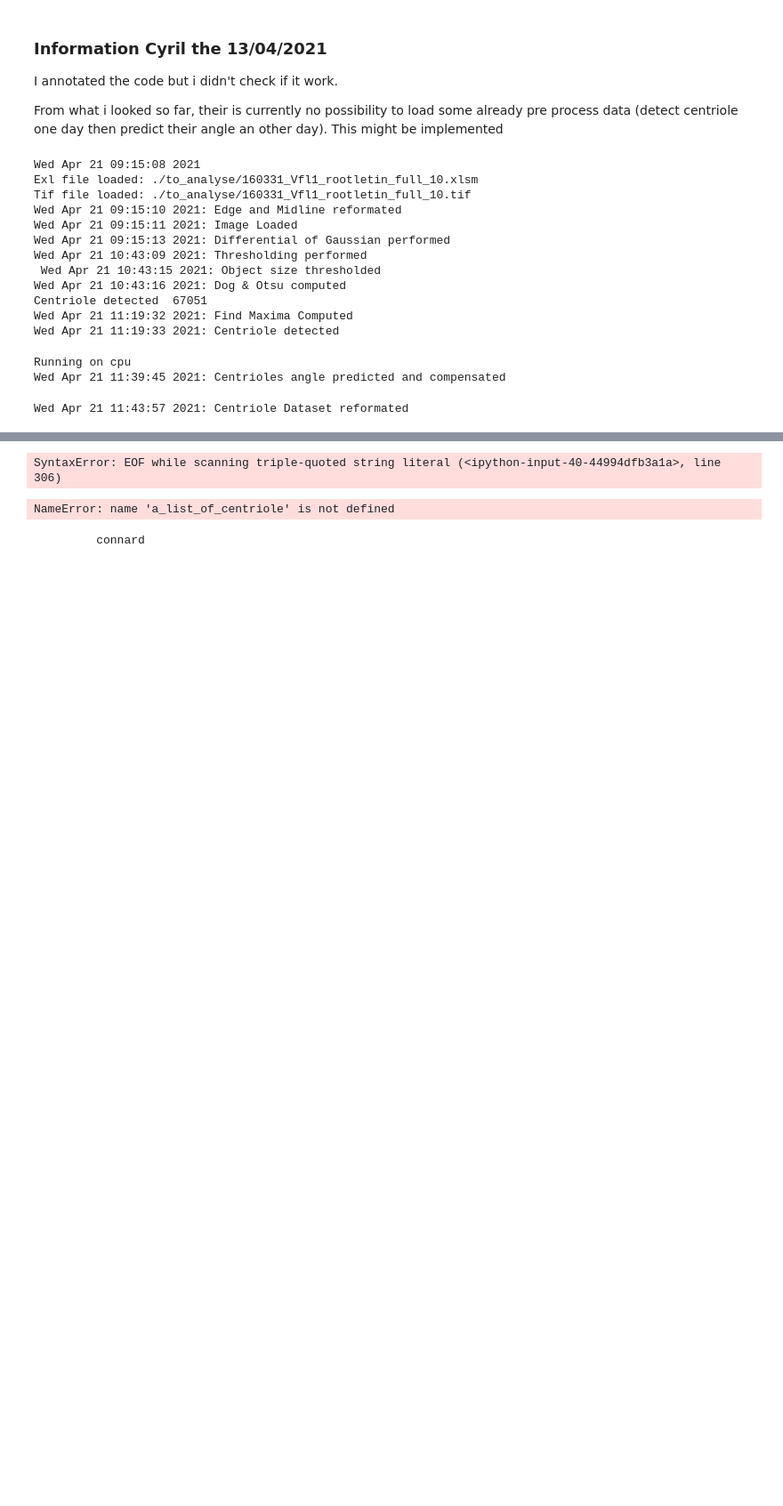
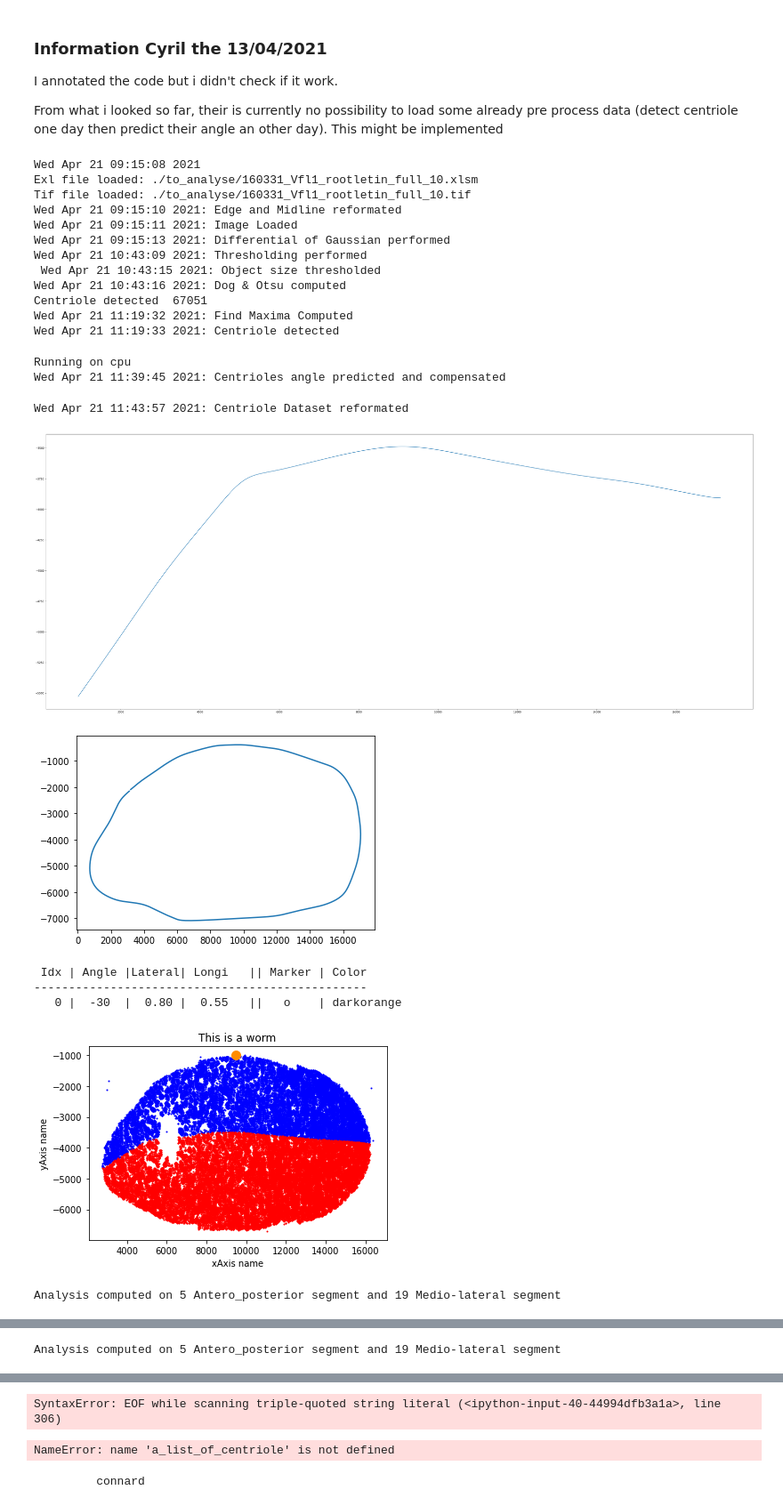
Before and after one commit to RaphaelBecquart/IJM-internship, a Jupyter notebook: Main_v2.ipynb, the cells around one changed output, grey strips where cells are left out. Shown at 89% size. Drawn from its saved outputs; the diff is of its cells as text; code cells hidden in the pictures; blank space fills up the shorter version.

Commit message:
graphical representation ok

```diff
--- a/Main_v2.ipynb
+++ b/Main_v2.ipynb
@@ -429,3 +429,82 @@ print(f'{asctime()}: Centriole Dataset reformated')
 print("\n")
 # %% [output]
 Wed Apr 21 11:43:57 2021: Centriole Dataset reformated
+# %%
+#######################################################
+# Graphical representation of the results
+# Code above is not mandatory
+#######################################################
+
+# If you want to see some specific centrioles, add them in the list
+list_of_desired_centriole = [0]
+
+# If you want to see the location of a specific coordinate (Write None if you don't want to see them )
+X_coordinate = None
+Y_coordinate = None
+
+save_path = pathImg_100x[:-4] + '_schema.tif'
+Worm_And_Centriole(reoriented_centriole, worm, list_of_desired_centriole, (X_coordinate, Y_coordinate), save = True, path = pathImg_100x[:-4])
+
+# Print The graph (worms segmented in 5 antero-posterior parts) + moving average + cstd
+for i in range(5):
+    print_a_antero_posterior_result(reoriented_centriole, i, n_ante_post_segment = 5, a_lat_size = 0.1, a_lat_step = 0.05, save = True, path = pathImg_100x[:-4])
+
+# Overlap the analysed image with the identified and analyzed centriole represented as an arrow indicating the predicted angle
+# The starting point of the arrow is the origin of the detected centriole
+# The Ending point indicate the predicted orientation of the centriole
+
+save_figure = True
+
+# Each color correspond to a class of 5°
+# So far the color or 'randomly' attributed for each class
+
+# Define the length of the arrow
+arrowLen = 5
+
+# Compute as X/Y coordinates the property of the arrow
+# WARNING: 18/11/2020. FOR AN UNKNOWN REASON, the angle is rotated by 90° -> I need to check why
+DATA = []
+
+for i in a_list_of_centriole:
+    angle = i[1] + 90
+    x = i[0][0]
+    y = i[0][1]
+    new_coord = [x-arrowLen*math.cos(math.radians(angle)), y-arrowLen*math.sin(math.radians(angle)), x+arrowLen*math.cos(math.radians(angle)), y+arrowLen*math.sin(math.radians(angle)), angle]
+    DATA.append(new_coord)
+
+DATA = np.array(DATA)
+
+cmap = plt.cm.jet
+cNorm  = colors.Normalize(vmin=np.min(DATA[:,4]), vmax=np.max(DATA[:,4]))
+scalarMap = cmx.ScalarMappable(norm=cNorm,cmap=cmap)
+
+plt.figure(figsize=(100,50))
+
+plt.imshow(img)
+
+for idx in range(0,len(DATA[:,1])):
+    colorVal = scalarMap.to_rgba(DATA[idx,4])
+    plt.arrow(DATA[idx,0],  #x1
+              DATA[idx,1],  # y1
+              DATA[idx,2]-DATA[idx,0], # x2 - x1
+              DATA[idx,3]-DATA[idx,1], # y2 - y1
+              color=colorVal)
+if save_figure:
+    savePath = pathImg_100x[:-4] + '_Detected_Angle.tif'
+    plt.savefig(savePath)
+
+with open('./file_treated.csv', 'a', newline='') as myfile:
+    wr = csv.writer(myfile, quoting=csv.QUOTE_ALL)
+    wr.writerow(tif_list[i])
+print(f"{asctime()}")
+print("\n")
+
+plt.show()
+# %% [output]
+[figure, added]
+[figure, added]
+ Idx | Angle |Lateral| Longi   || Marker | Color
+------------------------------------------------
+   0 |  -30  |  0.80 |  0.55   ||   o    | darkorange
+[figure, added]
+Analysis computed on 5 Antero_posterior segment and 19 Medio-lateral segment
@@ -431,0 +512 @@ Wed Apr 21 11:43:57 2021: Centriole Dataset reformated
+Analysis computed on 5 Antero_posterior segment and 19 Medio-lateral segment
```
Also changed, not shown: parts of 2 cells of this notebook, 1 other file.
